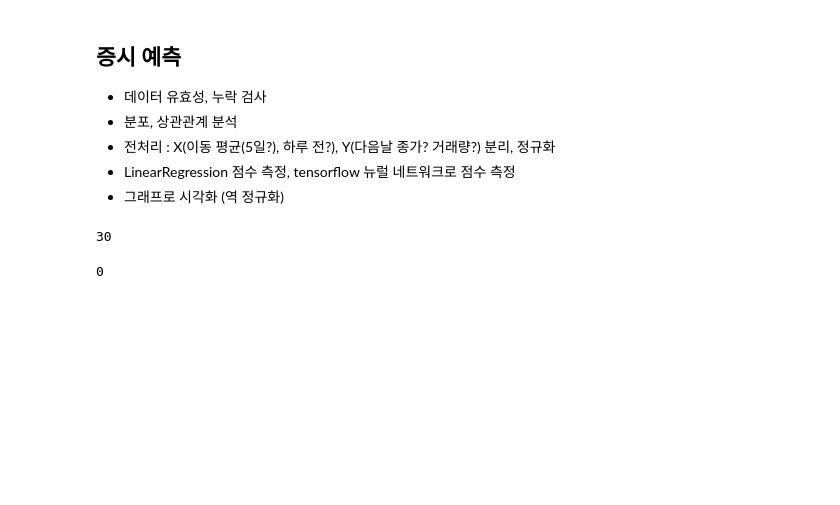
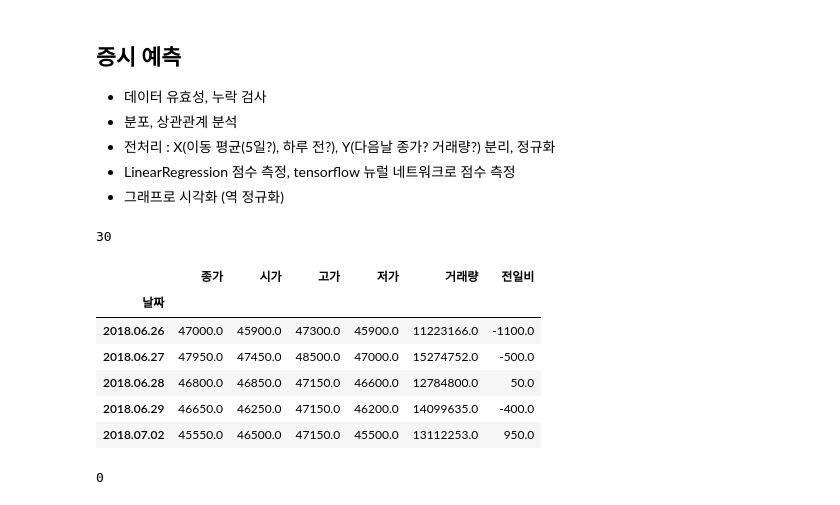
Before and after one commit to sogangori/NH_machine_learning, a Jupyter notebook: day8_stock_market.ipynb, the cells around one changed output. Drawn from its saved outputs; the diff is of its cells as text; code cells hidden in the pictures; blank space fills up the shorter version.

```diff
--- a/day8_stock_market.ipynb
+++ b/day8_stock_market.ipynb
@@ -32,6 +32,16 @@ df = pd.concat(page_list, axis=0)
 df = df.dropna()
 df = df.set_index('날짜').drop(columns='전일비')
 df = df.iloc[::-1] # 행을 반대로 뒤집기
+# %%
+df.head()
+# %% [output]
+|  | 종가 | 시가 | 고가 | 저가 | 거래량 | 전일비 |
+| 날짜 |  |  |  |  |  |  |
+| 2018.06.26 | 47000.0 | 45900.0 | 47300.0 | 45900.0 | 11223166.0 | -1100.0 |
+| 2018.06.27 | 47950.0 | 47450.0 | 48500.0 | 47000.0 | 15274752.0 | -500.0 |
+| 2018.06.28 | 46800.0 | 46850.0 | 47150.0 | 46600.0 | 12784800.0 | 50.0 |
+| 2018.06.29 | 46650.0 | 46250.0 | 47150.0 | 46200.0 | 14099635.0 | -400.0 |
+| 2018.07.02 | 45550.0 | 46500.0 | 47150.0 | 45500.0 | 13112253.0 | 950.0 |
 # %%
 df.isna().sum().sum()
 # %% [output]
```
Also changed, not shown: parts of 14 cells of this notebook.
